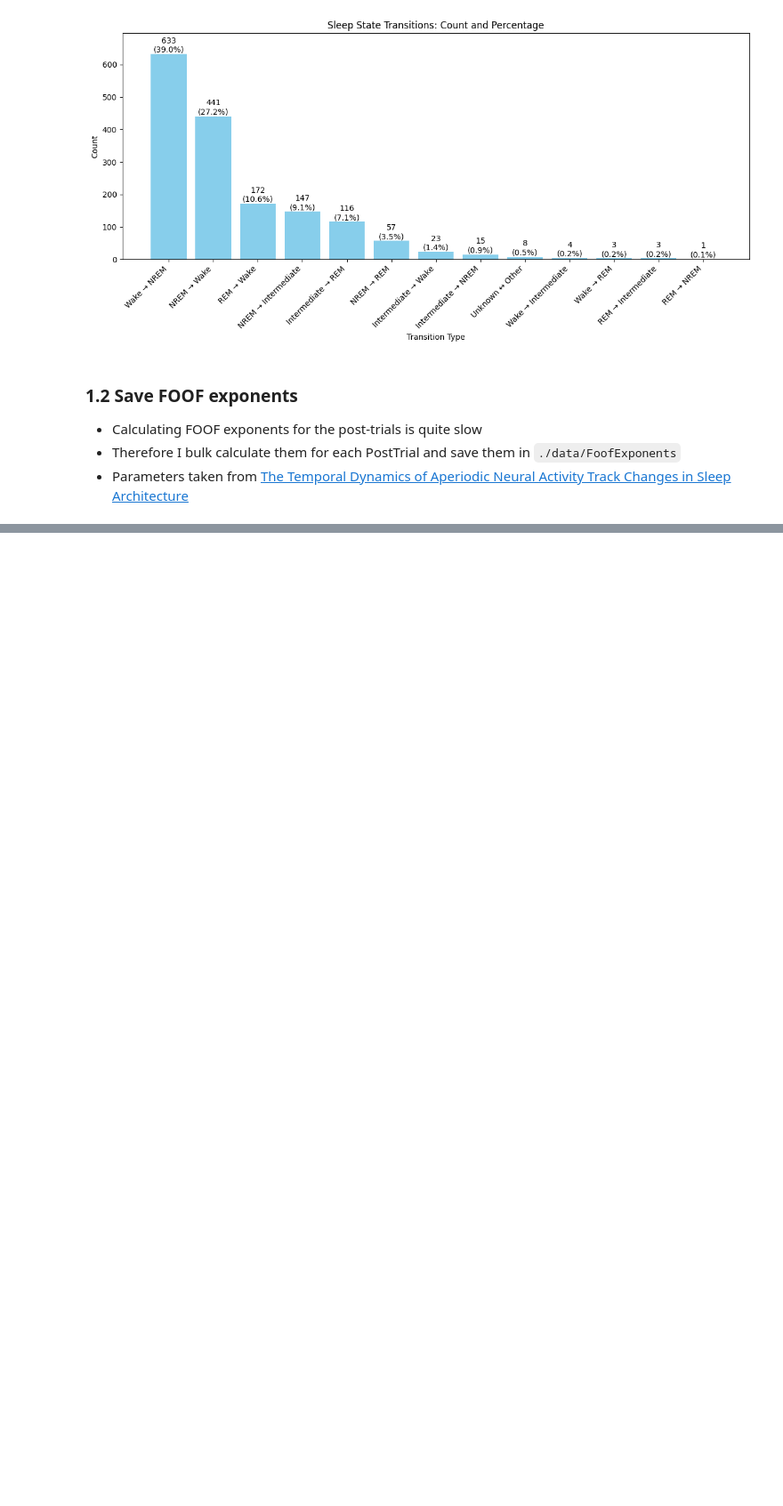
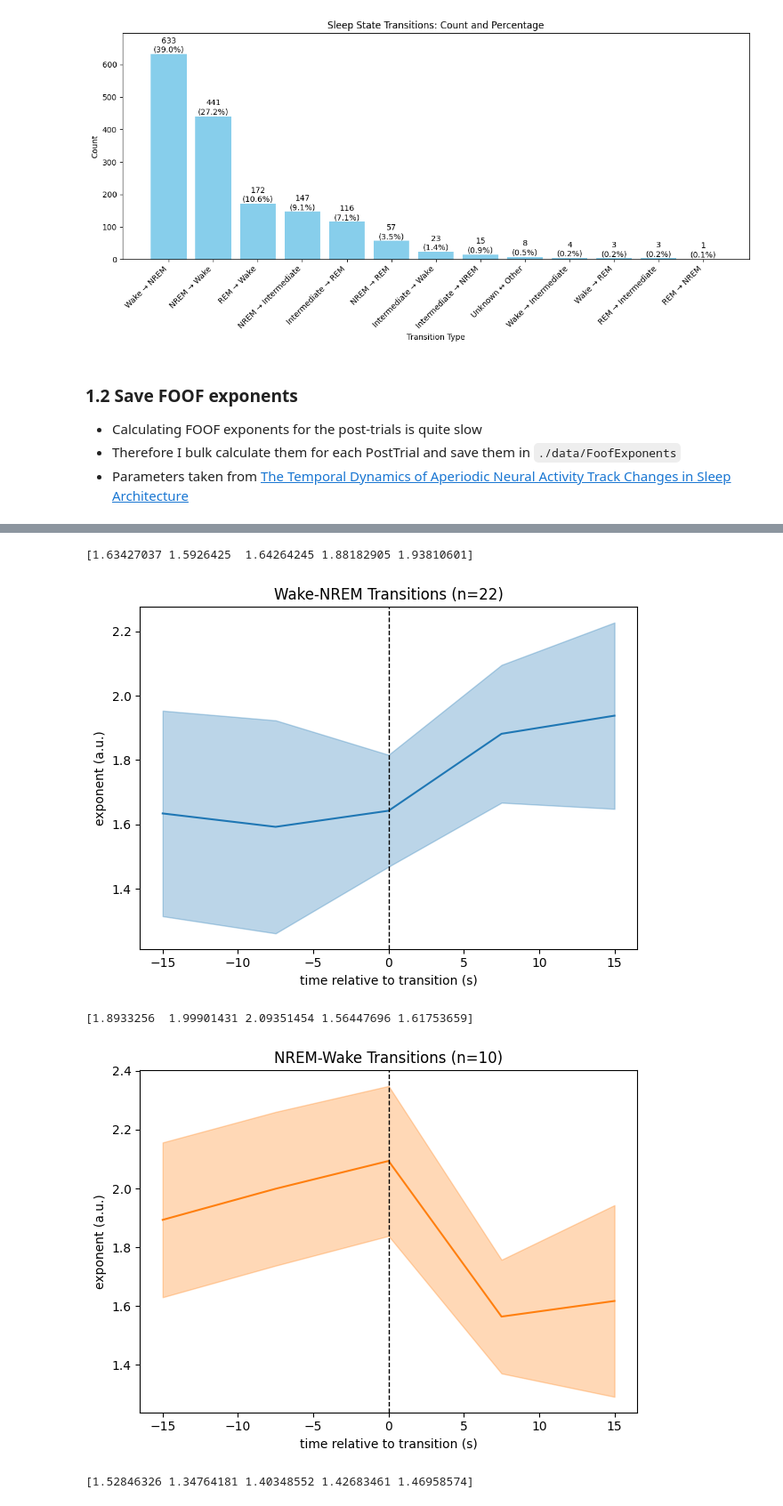
Before and after one commit to AbdelRayan/AutomaticSleepScoring, a Jupyter notebook: Remolo/main.ipynb, the cells around one changed output, grey strips where cells are left out. Shown at 89% size. Cells and saved outputs as stored; diff of their text form; code cells hidden in the pictures; blank space fills up the shorter version.

```diff
--- a/Remolo/main.ipynb
+++ b/Remolo/main.ipynb
@@ -208,0 +413,10 @@ for condition in CONDITIONS_DIR_NAMES:
+# %%
+plot_transition_foof(states, exponents, times, 1, 3, color='C0', label='Wake-NREM Transitions')
+plot_transition_foof(states, exponents, times, 3, 1, color='C1', label='NREM-Wake Transitions')
+plot_transition_foof(states, exponents, times, 5, 1, color='C2', label='REM-Wake Transitions')
+# %% [output]
+[1.63427037 1.5926425  1.64264245 1.88182905 1.93810601]
+[figure, added]
+[1.8933256  1.99901431 2.09351454 1.56447696 1.61753659]
+[figure, added]
+[1.52846326 1.34764181 1.40348552 1.42683461 1.46958574]
```
Also changed, not shown: parts of 8 cells of this notebook.
